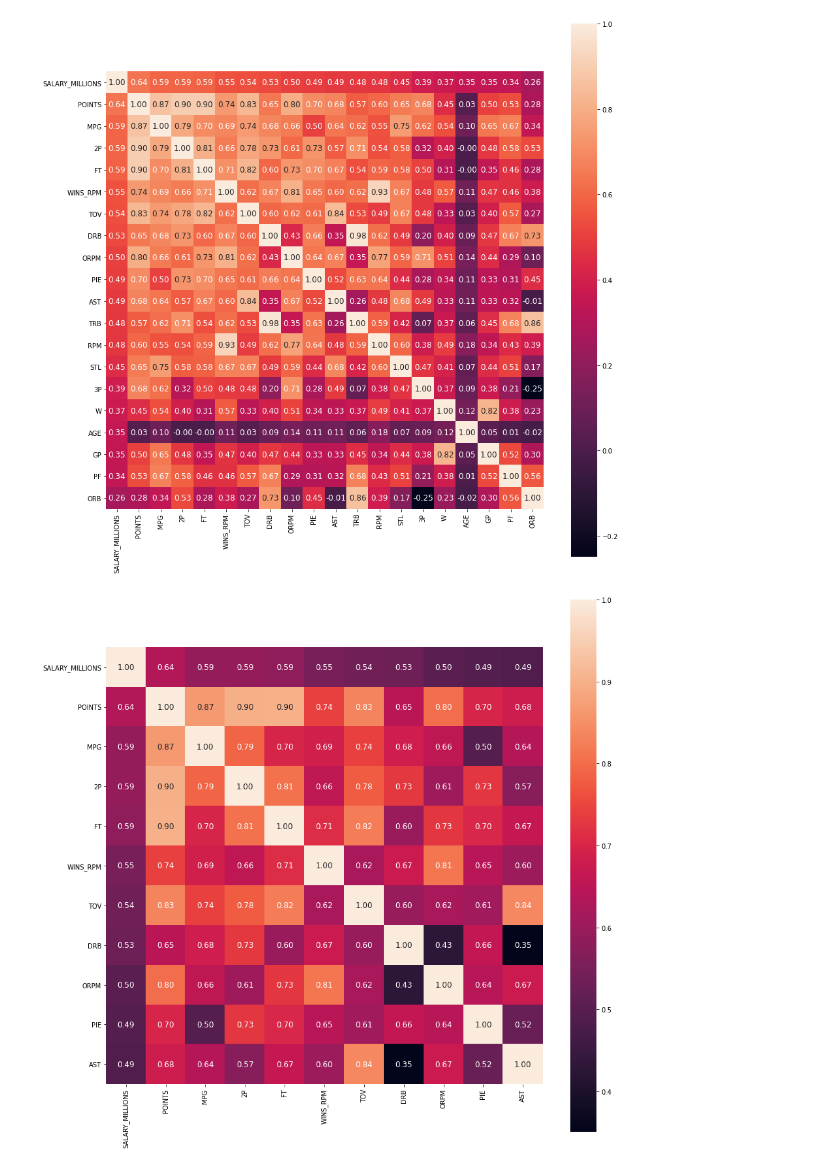
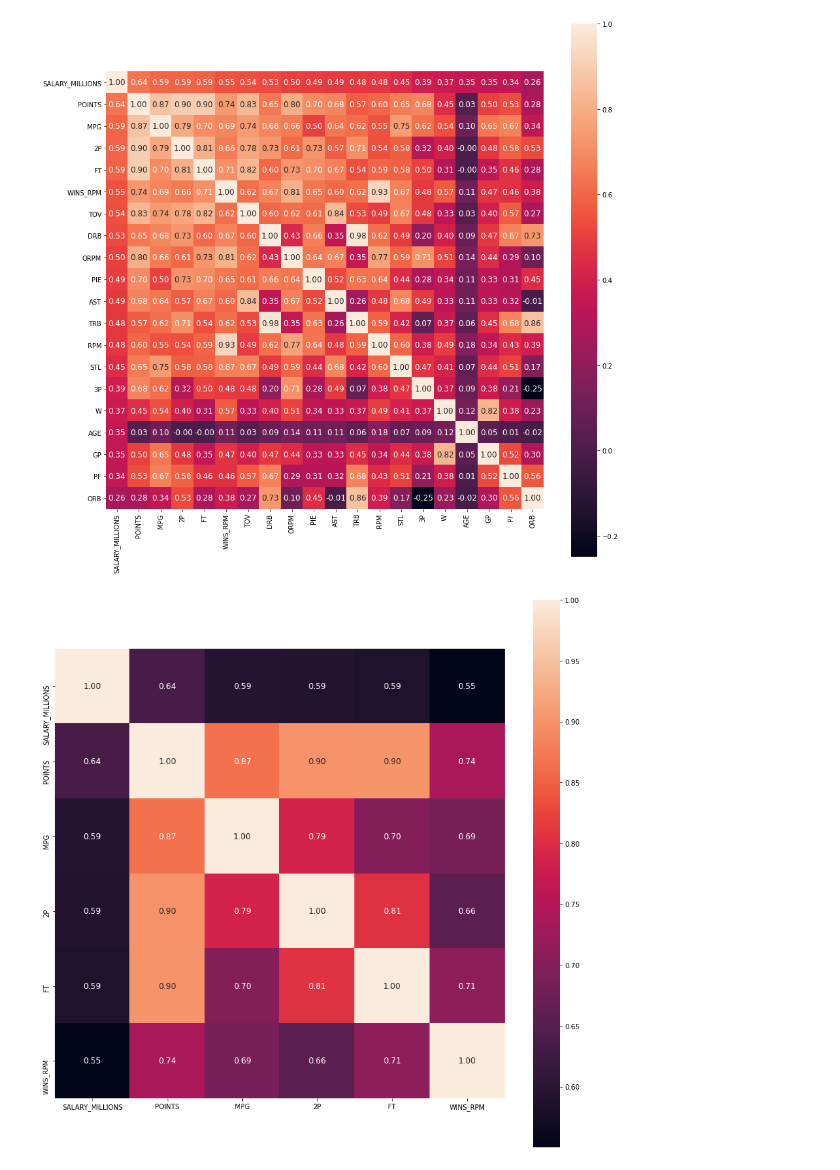
Before and after one commit to anuttamp/final562, a Jupyter notebook: final proj.ipynb, the cells around one changed output. Saved outputs shown, nothing was run; the diff lists cells and outputs as text; code cells hidden in the pictures.

```diff
--- a/final proj.ipynb
+++ b/final proj.ipynb
@@ -200,11 +203,11 @@ matplotlib.pyplot.show()
 # %% [output]
 [figure]
 # %%
+#View of top 5 features most correlated with Salary
 import numpy as np
-cols = baller.corr().nlargest(11, 'SALARY_MILLIONS')['SALARY_MILLIONS'].index
-cm = np.corrcoef(baller[cols].values.T)
+cols = baller.corr().nlargest(6, 'SALARY_MILLIONS')['SALARY_MILLIONS'].index
 f, ax = matplotlib.pyplot.subplots(figsize=(15, 15))
-hm = seaborn.heatmap(cm, cbar=True, annot=True, square=True, fmt='.2f', annot_kws={'size': 12}, yticklabels=cols.values, xticklabels=cols.values)
+hm = seaborn.heatmap(np.corrcoef(baller[cols].values.T), cbar=True, annot=True, square=True, fmt='.2f', annot_kws={'size': 12}, yticklabels=cols.values, xticklabels=cols.values)
 matplotlib.pyplot.show()
 # %% [output]
-[figure, old version]
+[figure, new version]
```
Also changed, not shown: parts of 37 cells of this notebook.
